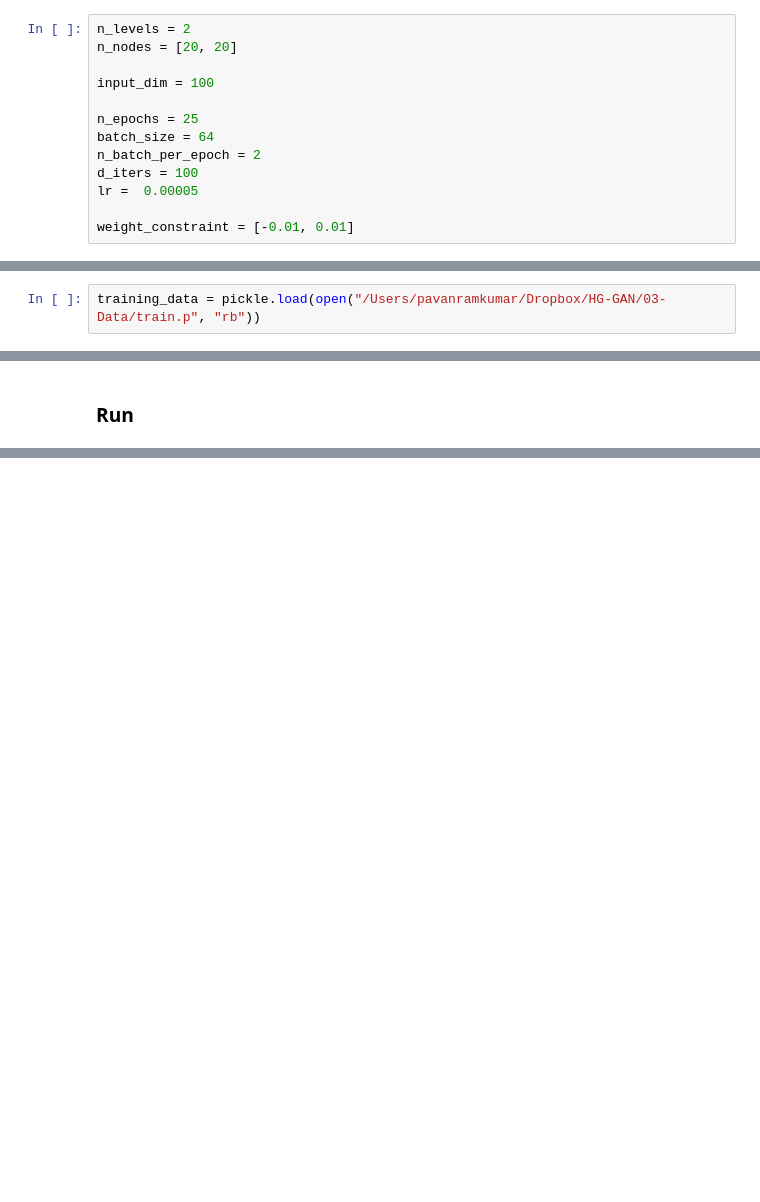
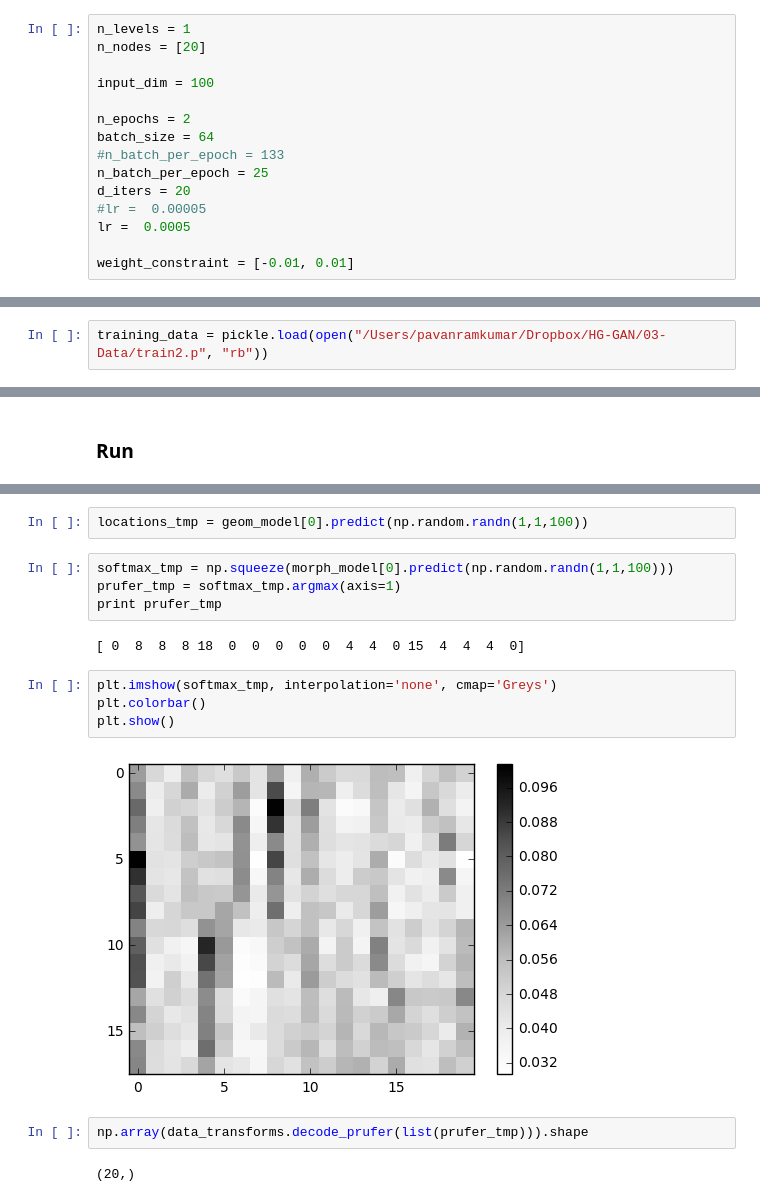
Before and after one commit to RoozbehFarhoodi/McNeuron, a Jupyter notebook: HG-GAN_run.ipynb, the cells around one changed output, grey strips where cells are left out. Drawn from its saved outputs; the diff is of its cells as text; blank space fills up the shorter version.

```diff
--- a/HG-GAN_run.ipynb
+++ b/HG-GAN_run.ipynb
@@ -41,19 +42,21 @@ McNeuron.visualize.plot_2D(neuron)
 # %% [markdown]
 ### Global parameters
 # %%
-n_levels = 2
-n_nodes = [20, 20]
+n_levels = 1
+n_nodes = [20]
 
 input_dim = 100
 
-n_epochs = 25
+n_epochs = 2
 batch_size = 64
-n_batch_per_epoch = 2
-d_iters = 100
-lr =  0.00005
+#n_batch_per_epoch = 133
+n_batch_per_epoch = 25
+d_iters = 20
+#lr =  0.00005
+lr =  0.0005
 
 weight_constraint = [-0.01, 0.01]
 # %% [markdown]
 ### Load Data
 # %%
-training_data = pickle.load(open("/Users/pavanramkumar/Dropbox/HG-GAN/03-Data/train.p", "rb"))
+training_data = pickle.load(open("/Users/pavanramkumar/Dropbox/HG-GAN/03-Data/train2.p", "rb"))
@@ -91,0 +101,18 @@ geom_model, morph_model, disc_model, gan_model = \
+# %%
+locations_tmp = geom_model[0].predict(np.random.randn(1,1,100))
+# %%
+softmax_tmp = np.squeeze(morph_model[0].predict(np.random.randn(1,1,100)))
+prufer_tmp = softmax_tmp.argmax(axis=1)
+print prufer_tmp
+# %% [output]
+[ 0  8  8  8 18  0  0  0  0  0  4  4  0 15  4  4  4  0]
+# %%
+plt.imshow(softmax_tmp, interpolation='none', cmap='Greys')
+plt.colorbar()
+plt.show()
+# %% [output]
+[figure, added]
+# %%
+np.array(data_transforms.decode_prufer(list(prufer_tmp))).shape
+# %% [output]
+(20,)
```
Also changed, not shown: parts of 7 cells of this notebook, 3 other files.
